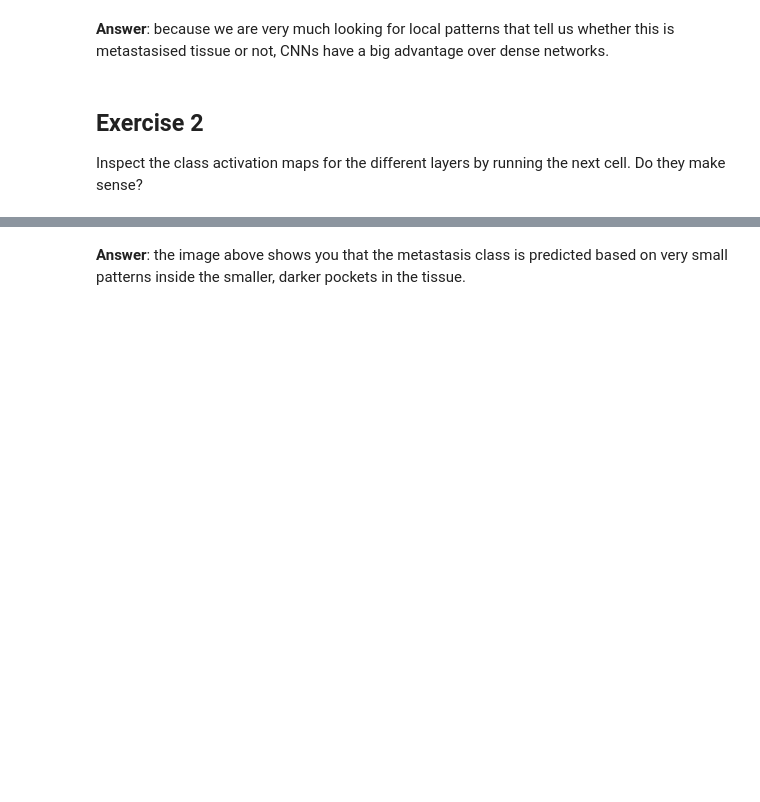
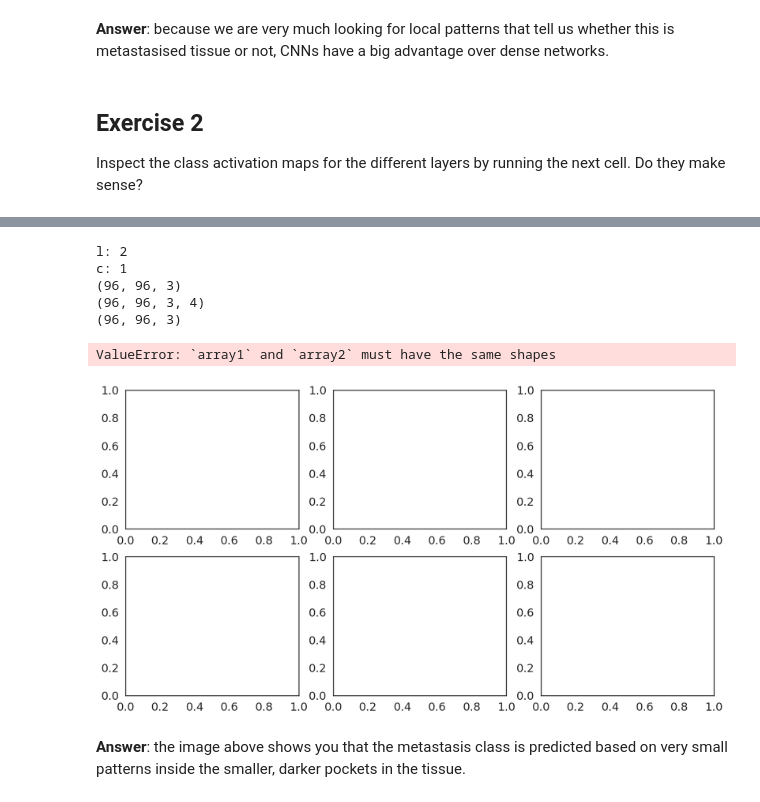
Before and after one commit to sara-nl/elixir-dl, a Jupyter notebook: 04-improving-neural-networks.ipynb, the cells around one changed output, grey strips where cells are left out. Saved outputs shown, nothing was run; the diff lists cells and outputs as text; code cells hidden in the pictures; blank space fills up the shorter version.

```diff
--- a/04-improving-neural-networks.ipynb
+++ b/04-improving-neural-networks.ipynb
@@ -163,0 +148,73 @@ HBox(children=(IntProgress(value=0, description='Generating class activation map
+# %%
+import numpy as np
+import matplotlib.pyplot as plt
+from itertools import product
+from tqdm import tqdm_notebook
+from vis.utils import utils
+from vis.visualization import visualize_activation, visualize_cam, overlay
+from matplotlib import cm
+
+
+example_index = 1
+
+
+def plot_cam(model, image, class_index, labels):
+    # TODO: this is a right old mess
+    layer_indices = [i for i, l in enumerate(model.layers) if 'conv' in l.name][1:]
+    print(layer_indices)
+
+    from_index = max(0, class_index - 2)
+    to_index = min(class_index + 3, len(labels))
+    num_classes = to_index - from_index
+
+    fig, axes = plt.subplots(
+        figsize=(15, 4 * num_classes),
+        ncols=len(layer_indices),
+        nrows=num_classes
+    )
+
+    class_indices = list(range(from_index, to_index))
+    print(class_indices)
+    class_names = [labels[i] for i in class_indices]
+
+    entries = zip(axes.reshape((1, -1)).squeeze().tolist(), list(product(class_indices, layer_indices)))
+
+    for axis, (_class_index, layer_index) in tqdm_notebook(list(entries), 'Generating class activation maps'):
+        print('l: {}'.format(layer_index))
+        print('c: {}'.format(_class_index))
+        grads = visualize_cam(
+            model,
+            layer_idx=layer_index,
+            filter_indices=_class_index,
+            seed_input=image,
+            backprop_modifier='guided'
+        )
+        jet_heatmap = np.uint8(cm.jet(grads)[...] * 255)
+        print(grads.shape)
+        print(jet_heatmap.shape)
+        print(image.shape)
+
+        axis.imshow(overlay(jet_heatmap, image * 255, alpha=.4))
+        axis.get_xaxis().set_ticks([])
+        axis.get_yaxis().set_ticks([])
+
+    for ax, col in zip(axes[0], [model.layers[i].name for i in layer_indices]):
+        ax.set_title(col, fontsize=20, y=1.02)
+
+    for ax, row in zip(axes[:,0], class_names):
+        if row == labels[class_index]:
+            weight = 'bold'
+        else:
+            weight = 'normal'
+
+        ax.set_ylabel(row, rotation=90, fontsize=20, labelpad=10, weight=weight)
+
+    fig.suptitle('Label: {}'.format(labels[class_index]), fontsize=22, y=1.02)
+    plt.tight_layout()
+
+    return fig, axes
+
+plot_cam(model, X[example_index], np.argmax(Y[example_index]), labels);
+
+# lib.plot_cam(model, X[example_index], np.argmax(Y[example_index]), labels);
+# %% [output]
@@ -164,3 +224,10 @@ HBox(children=(IntProgress(value=0, description='Generating class activation map
+l: 2
+c: 1
+(96, 96, 3)
+(96, 96, 3, 4)
+(96, 96, 3)
+ValueError: `array1` and `array2` must have the same shapes
+[figure, added]
 # %% [markdown]
 **Answer**: the image above shows you that the metastasis class is predicted based on very small patterns inside the smaller, darker pockets in the tissue.
 # %% [markdown]
```
Also changed, not shown: parts of 7 cells of this notebook, 1 other file.
